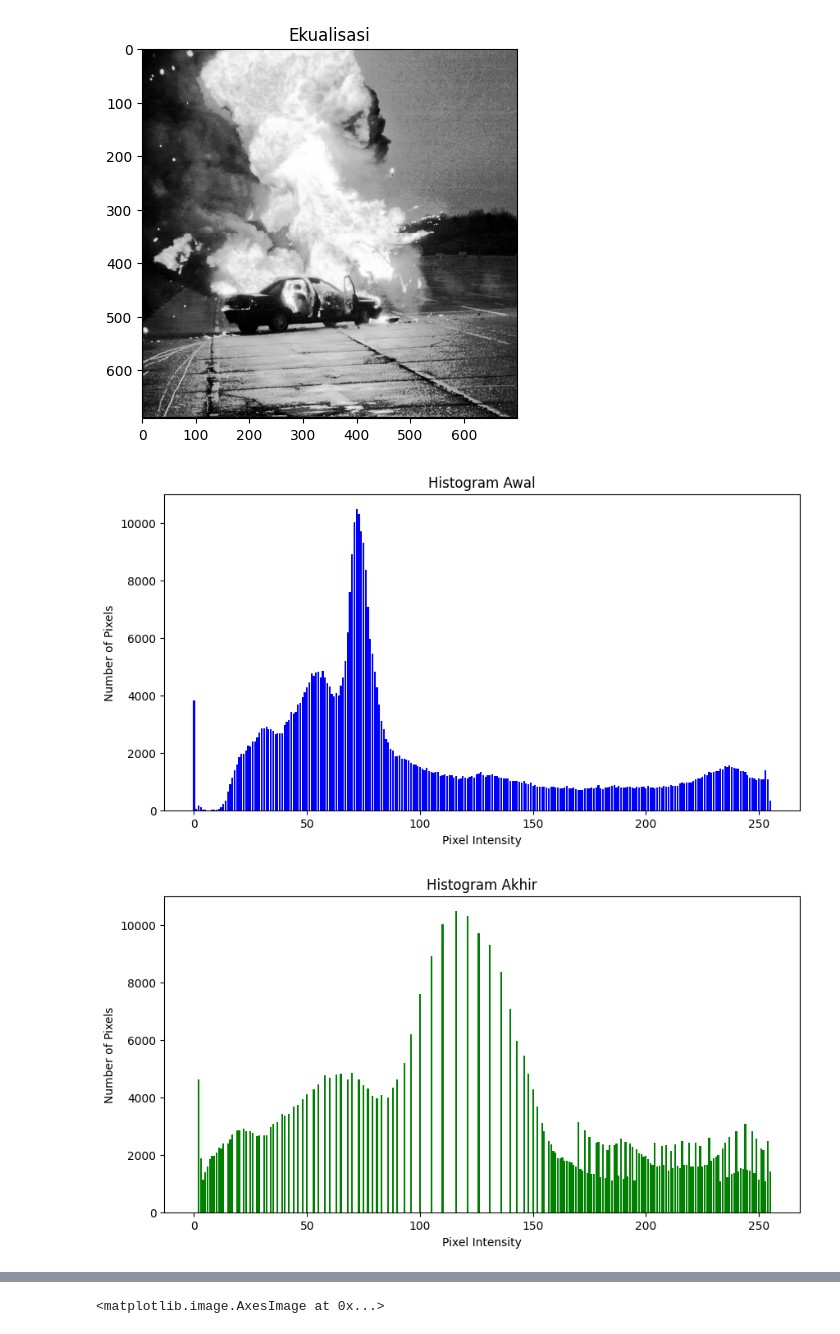
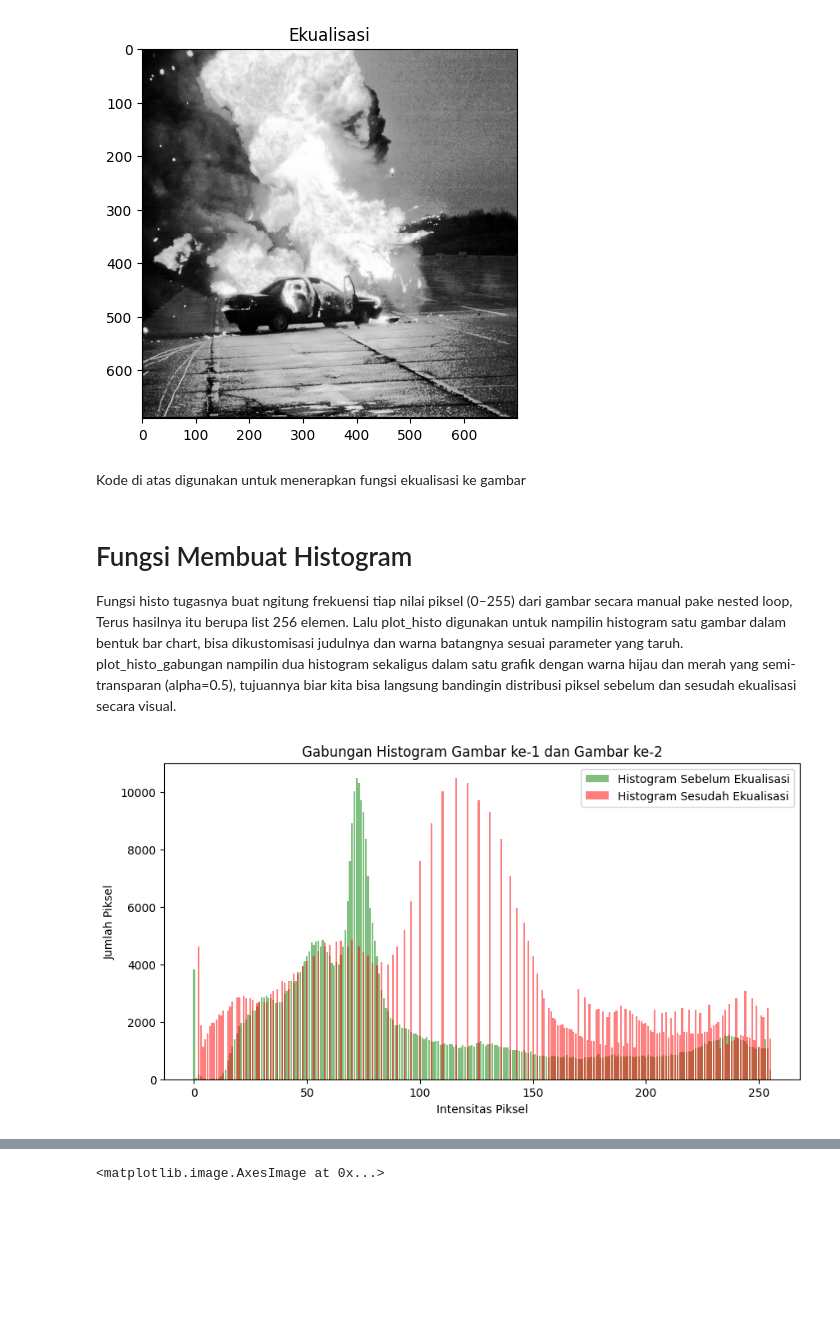
Before and after one commit to praktikum-pcd-2026/gokil-astrellacha, a Jupyter notebook: JurnalModul2.ipynb, the cells around one changed output, grey strips where cells are left out. Drawn from its saved outputs; the diff is of its cells as text; code cells hidden in the pictures; blank space fills up the shorter version.

```diff
--- a/JurnalModul2.ipynb
+++ b/JurnalModul2.ipynb
@@ -176,6 +205,11 @@ plt.title("Ekualisasi")
 # %% [output]
 Text(0.5, 1.0, 'Ekualisasi')
 [figure]
+# %% [markdown]
+Kode di atas digunakan untuk menerapkan fungsi ekualisasi ke gambar
+# %% [markdown]
+# Fungsi Membuat Histogram
+Fungsi histo tugasnya buat ngitung frekuensi tiap nilai piksel (0–255) dari gambar secara manual pake nested loop, Terus hasilnya itu berupa list 256 elemen. Lalu plot_histo digunakan untuk nampilin histogram satu gambar dalam bentuk bar chart, bisa dikustomisasi judulnya dan warna batangnya sesuai parameter yang taruh. plot_histo_gabungan nampilin dua histogram sekaligus dalam satu grafik dengan warna hijau dan merah yang semi-transparan (alpha=0.5), tujuannya biar kita bisa langsung bandingin distribusi piksel sebelum dan sesudah ekualisasi secara visual.
 # %%
 def histo(image):
     histogram = [0] * 256
@@ -201,11 +235,35 @@ def plot_histo(histogram, title, ImgColor):
     plt.bar(range(256), histogram, color=ImgColor, width=0.8)
 
     plt.show()
+
+def plot_histo_gabungan(hist1, hist2):
+    plt.figure(figsize=(10, 5))
+
+    plt.bar(
+        range(256),
+        hist1,
+        color="green",
+        alpha=0.5,
+        label="Histogram Sebelum Ekualisasi"
+    )
+
+    plt.bar(
+        range(256),
+        hist2,
+        color="red",
+        alpha=0.5,
+        label="Histogram Sesudah Ekualisasi"
+    )
+
+    plt.xlabel("Intensitas Piksel")
+    plt.ylabel("Jumlah Piksel")
+    plt.title("Gabungan Histogram Gambar ke-1 dan Gambar ke-2")
+    plt.legend()
+
+    plt.show()
 # %%
 histowal = histo(abu)
 histoeq  = histo(equal)
-plot_histo(histowal, "Histogram Awal", "blue")
-plot_histo(histoeq, "Histogram Akhir", "green")
+plot_histo_gabungan(histowal, histoeq)
 # %% [output]
-[figure, old version]
+[figure, new version]
-[figure, removed]
```
Also changed, not shown: parts of 35 cells of this notebook.
